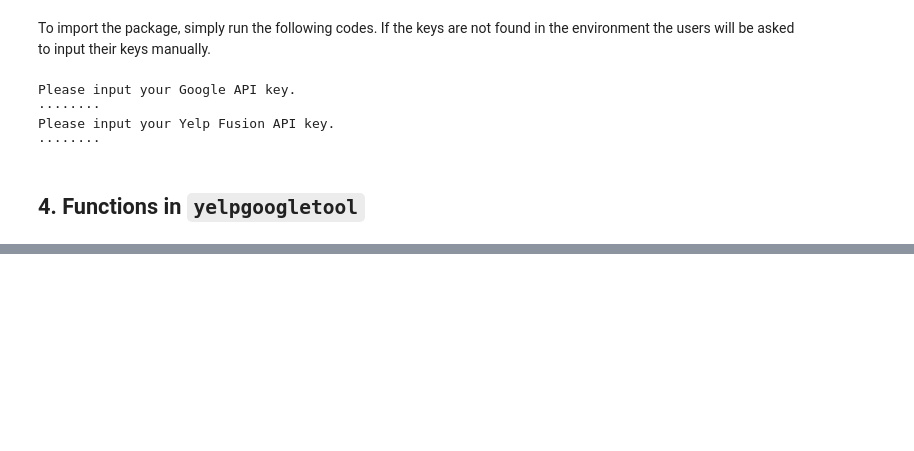
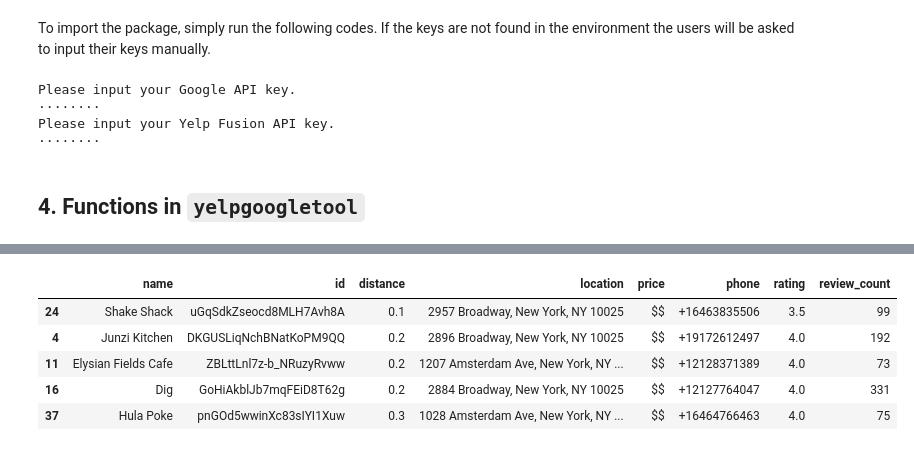
Before and after one commit to Simon-YG/yelpgoogletool, a Jupyter notebook: Vignette.ipynb, the cells around one changed output, grey strips where cells are left out. Saved outputs shown, nothing was run; the diff lists cells and outputs as text; code cells hidden in the pictures; blank space fills up the shorter version.

```diff
--- a/Vignette.ipynb
+++ b/Vignette.ipynb
@@ -63,0 +141,11 @@ Please input your Yelp Fusion API key.
+# %%
+# List five restaurants on Yelp which are closest to Columbia University
+list_of_restaurant = yelpgoogletool.SearchRestaurant(location = "Columbia University, NYC",list_len=40)
+yelpgoogletool.FindBestRestaurants(list_of_restaurant,"distance")
+# %% [output]
+|  | name | id | distance | location | price | phone | rating | review_count |
+| 24 | Shake Shack | uGqSdkZseocd8MLH7Avh8A | 0.1 | 2957 Broadway, New York, NY 10025 | $$ | +16463835506 | 3.5 | 99 |
+| 4 | Junzi Kitchen | DKGUSLiqNchBNatKoPM9QQ | 0.2 | 2896 Broadway, New York, NY 10025 | $$ | +19172612497 | 4.0 | 192 |
+| 11 | Elysian Fields Cafe | ZBLttLnl7z-b_NRuzyRvww | 0.2 | 1207 Amsterdam Ave, New York, NY ... | $$ | +12128371389 | 4.0 | 73 |
+| 16 | Dig | GoHiAkblJb7mqFEiD8T62g | 0.2 | 2884 Broadway, New York, NY 10025 | $$ | +12127764047 | 4.0 | 331 |
+| 37 | Hula Poke | pnGOd5wwinXc83sIYI1Xuw | 0.3 | 1028 Amsterdam Ave, New York, NY ... | $$ | +16464766463 | 4.0 | 75 |
```
Also changed, not shown: parts of 15 cells of this notebook, 1 other file.
